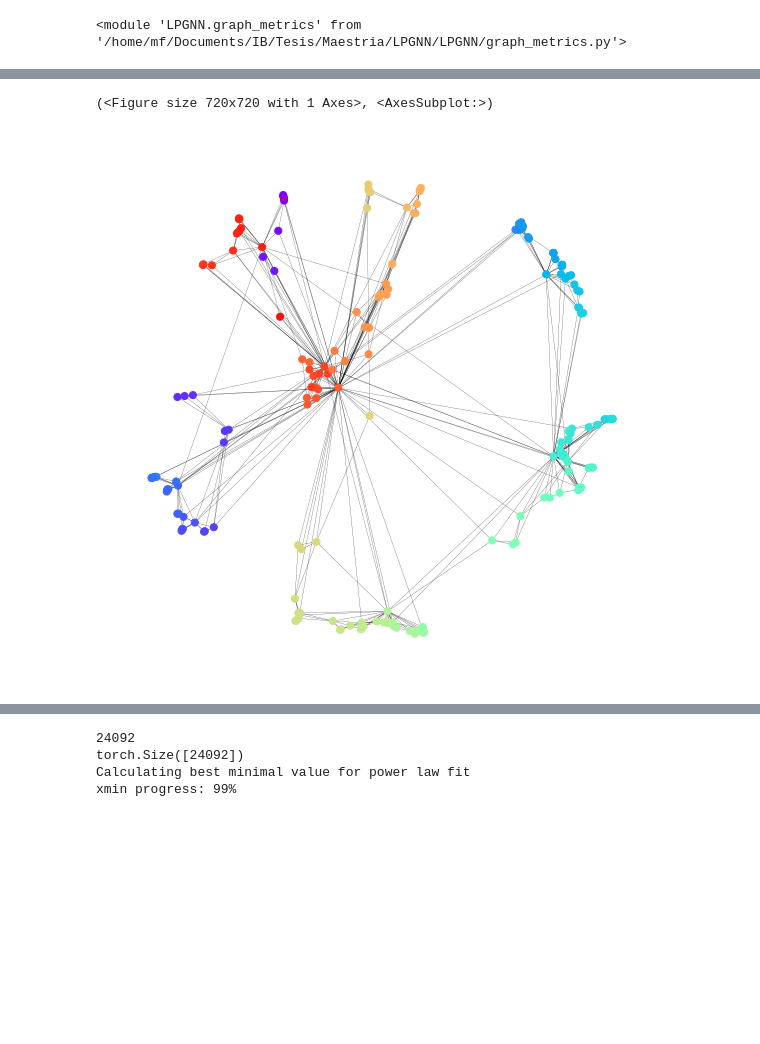
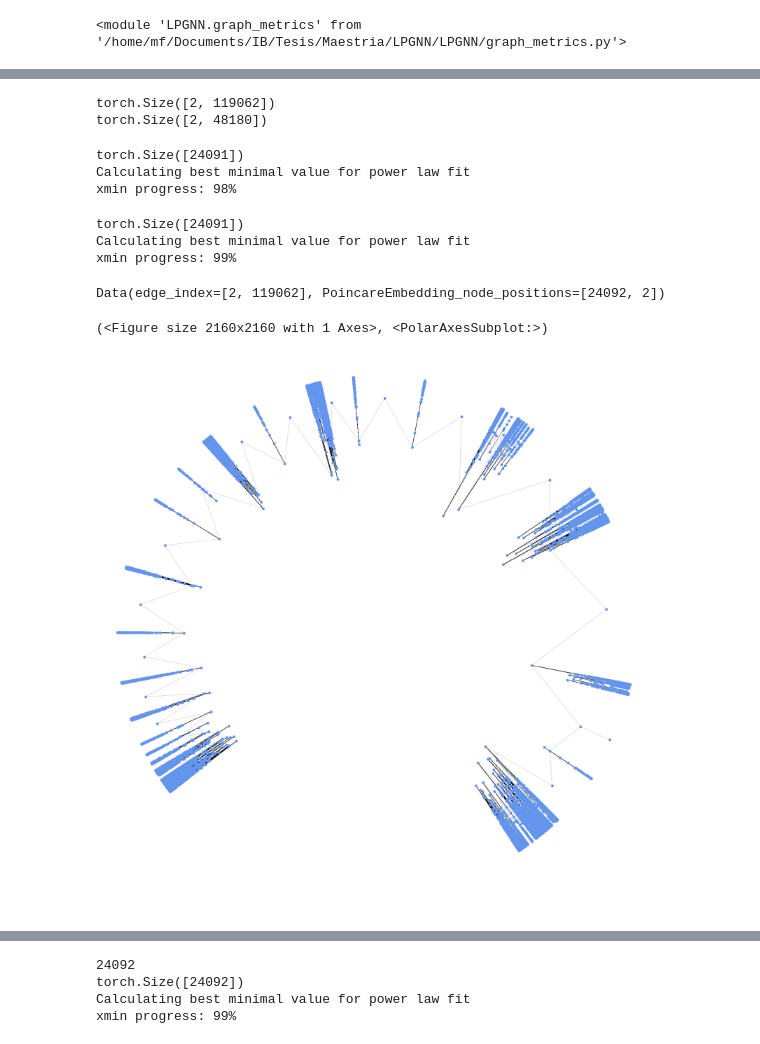
Before and after one commit to martinfama/LPGNN, a Jupyter notebook: Poincare_Embeddings.ipynb, the cells around one changed output, grey strips where cells are left out. Cells and saved outputs as stored; diff of their text form; code cells hidden in the pictures; blank space fills up the shorter version.

```diff
--- a/Poincare_Embeddings.ipynb
+++ b/Poincare_Embeddings.ipynb
@@ -37 +51,31 @@ PS = LPGNN.popularity_similarity.generatePSNetwork(N=200, avg_k=6, gamma=2.5, T=
+# %%
+ASI = th.Tensor(np.loadtxt('Network_Files/ASI_t0.txt')).T.type(th.int64)
+ASI = ASI-1
+ASI = pyg.utils.to_undirected(ASI)
+ASI = pyg.data.Data(edge_index=ASI)
+# %%
+print(ASI.edge_index.shape)
+ASI_nx = nx.Graph(pyg.utils.to_networkx(ASI))
+for u,v in ASI_nx.edges():
+    ASI_nx[u][v]['weight'] = (list(nx.adamic_adar_index(ASI_nx, [(u,v)]))[0][2]+0.1)
+ASI_nx_tree = nx.minimum_spanning_tree(ASI_nx)
+#ASI_nx_tree.number_of_edges(), ASI_nx.number_of_edges()
+ASI_tree = ASI.clone()
+ASI_tree.edge_index = th.tensor(nx.to_numpy_array(ASI_nx_tree).nonzero()).long()
+print(ASI_tree.edge_index.shape)
+# %% [output]
+torch.Size([2, 119062])
+torch.Size([2, 48180])
+# %%
+ASI_tree_LaBNE = LPGNN.labne.generateLaBNE(ASI_tree)
+# %% [output]
+torch.Size([24091])
+Calculating best minimal value for power law fit
+xmin progress: 98%
+# %%
+ASI_LaBNE = LPGNN.labne.generateLaBNE(ASI)
+# %% [output]
+torch.Size([24091])
+Calculating best minimal value for power law fit
+xmin progress: 99%
 # %%
@@ -39,5 +83,9 @@ poincare_e = LPGNN.poincare_embedding.poincare_embedding(PS, only_coordinates=Fa
+# %%
+ASI_Poincare
+# %% [output]
+Data(edge_index=[2, 119062], PoincareEmbedding_node_positions=[24092, 2])
 # %%
-LPGNN.popularity_similarity.drawPSNetwork(poincare_e, pos_name='PoincareEmbedding_node_positions')
+LPGNN.popularity_similarity.drawPSNetwork(ASI_tree_LaBNE, pos_name='LaBNE_node_polar_positions', polar_projection=True, figsize=(30,30))
 # %% [output]
-(<Figure size 720x720 with 1 Axes>, <AxesSubplot:>)
+(<Figure size 2160x2160 with 1 Axes>, <PolarAxesSubplot:>)
-[figure, old version]
+[figure, new version]
```
Also changed, not shown: parts of 10 cells of this notebook, 1 other file.
